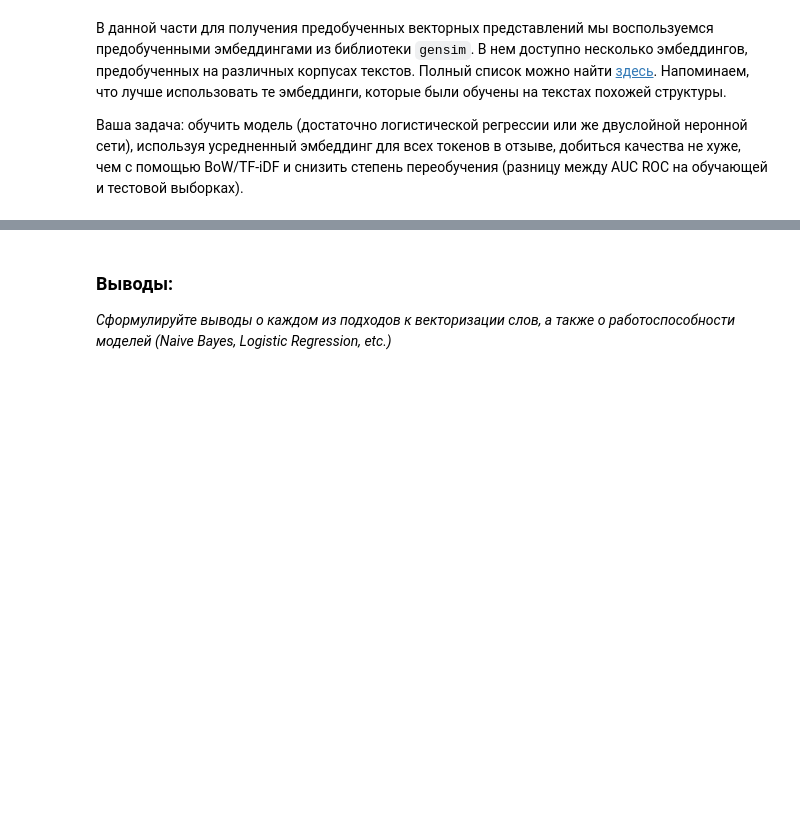
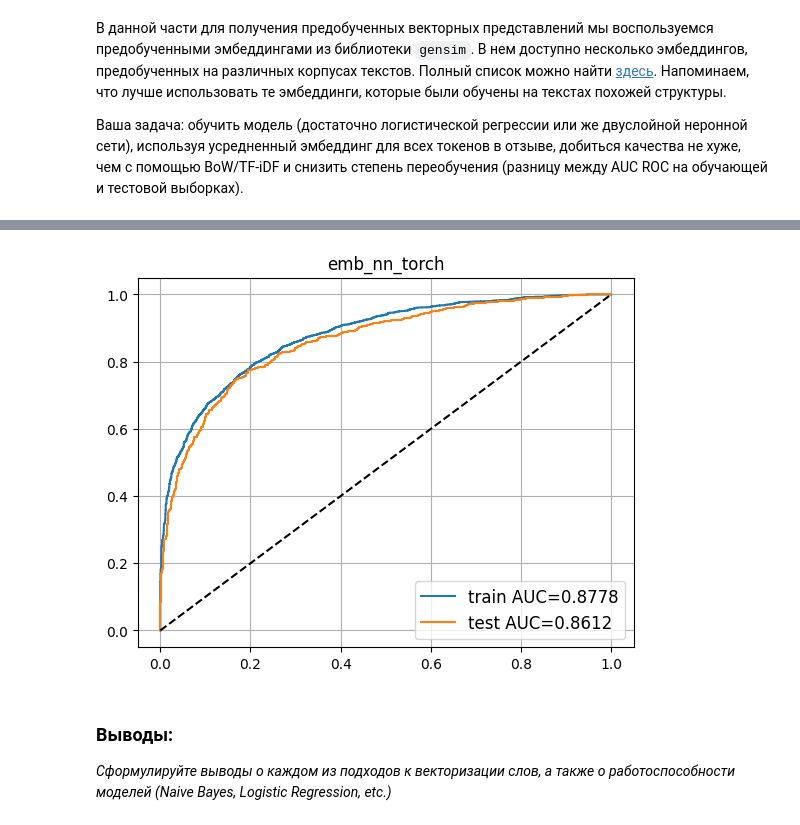
Before and after one commit to Johannmbo/Machine_learning, a Jupyter notebook: homeworks/hw04_bert_and_co/assignment_classic_text_classification.ipynb, the cells around one changed output, grey strips where cells are left out. Cells and saved outputs as stored; diff of their text form; code cells hidden in the pictures; blank space fills up the shorter version.

```diff
--- a/homeworks/hw04_bert_and_co/assignment_classic_text_classification.ipynb
+++ b/homeworks/hw04_bert_and_co/assignment_classic_text_classification.ipynb
@@ -602,5 +749,16 @@ model = # your code here
-# %%
-loss_function = # your code here
-opt = # your code here
-
-model = train_model(model, opt, X_train_emb_torch, y_train_torch, X_test_emb_torch, y_test_torch, n_iterations=3000)
+# %%
+# Преобразуем в тензоры типа float для признаков
+X_train_emb_torch = torch.tensor(X_train_emb, dtype=torch.float32)
+X_test_emb_torch = torch.tensor(X_test_emb, dtype=torch.float32)
+# %%
+X_train_emb = np.array([text_to_average_embedding(t, gensim_embedding_model) for t in texts_train])
+X_test_emb = np.array([text_to_average_embedding(t, gensim_embedding_model) for t in texts_test])
+
+# ВАЖНО
+X_train_emb = X_train_emb / np.linalg.norm(X_train_emb, axis=1, keepdims=True)
+X_test_emb = X_test_emb / np.linalg.norm(X_test_emb, axis=1, keepdims=True)
+# %%
+from sklearn.preprocessing import StandardScaler
+scaler = StandardScaler()
+X_train_emb = scaler.fit_transform(X_train_emb)
+X_test_emb = scaler.transform(X_test_emb)
@@ -607,23 +880,25 @@ model = train_model(model, opt, X_train_emb_torch, y_train_torch, X_test_emb_tor
 # %%
 # do not change the code in the block below
 # __________start of block__________
 
 out_dict = visualize_and_save_results(
     model,
     "emb_nn_torch",
     X_train_emb_torch,
     X_test_emb_torch,
     y_train,
     y_test,
     out_dict,
 )
 assert (
-    out_dict["emb_nn_torch_test"] > 0.87
+    out_dict["emb_nn_torch_test"] > 0.86
 ), "AUC ROC on test data should be better than 0.86"
 assert (
     out_dict["emb_nn_torch_train"] - out_dict["emb_nn_torch_test"] < 0.1
 ), "AUC ROC on test and train data should not be different more than by 0.1"
 # __________end of block__________
+# %% [output]
+[figure, added]
 # %% [markdown]
 ### Выводы:
 _Сформулируйте выводы о каждом из подходов к векторизации слов, а также о работоспособности моделей (Naive Bayes, Logistic Regression, etc.)_
```
Also changed, not shown: parts of 24 cells of this notebook.
